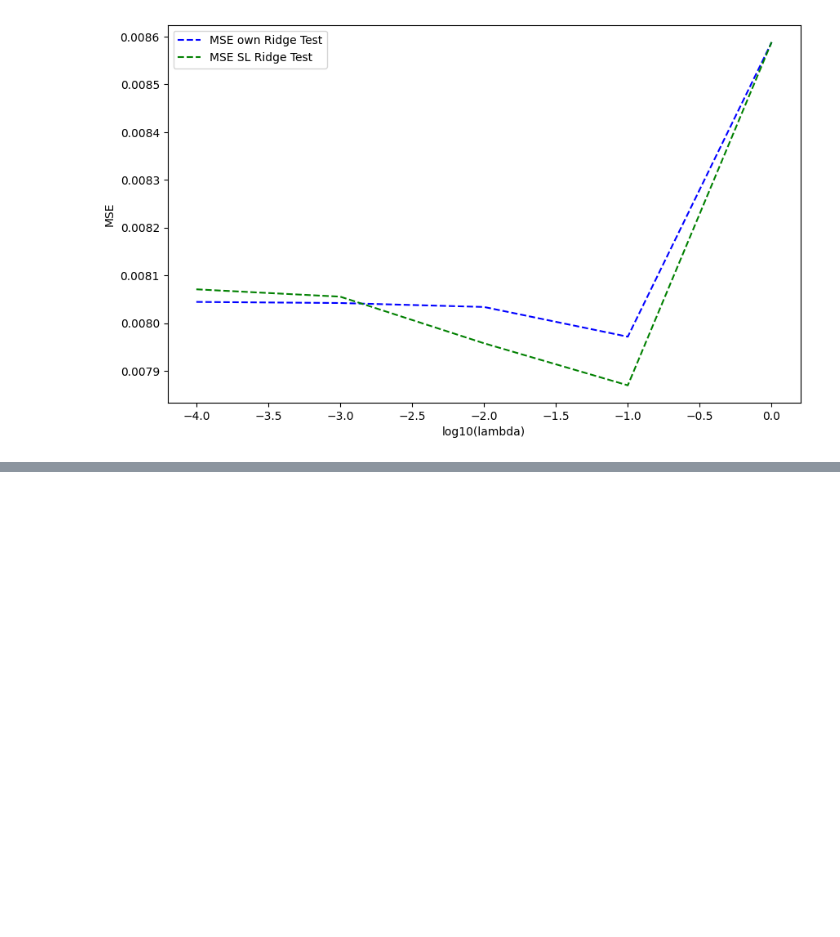
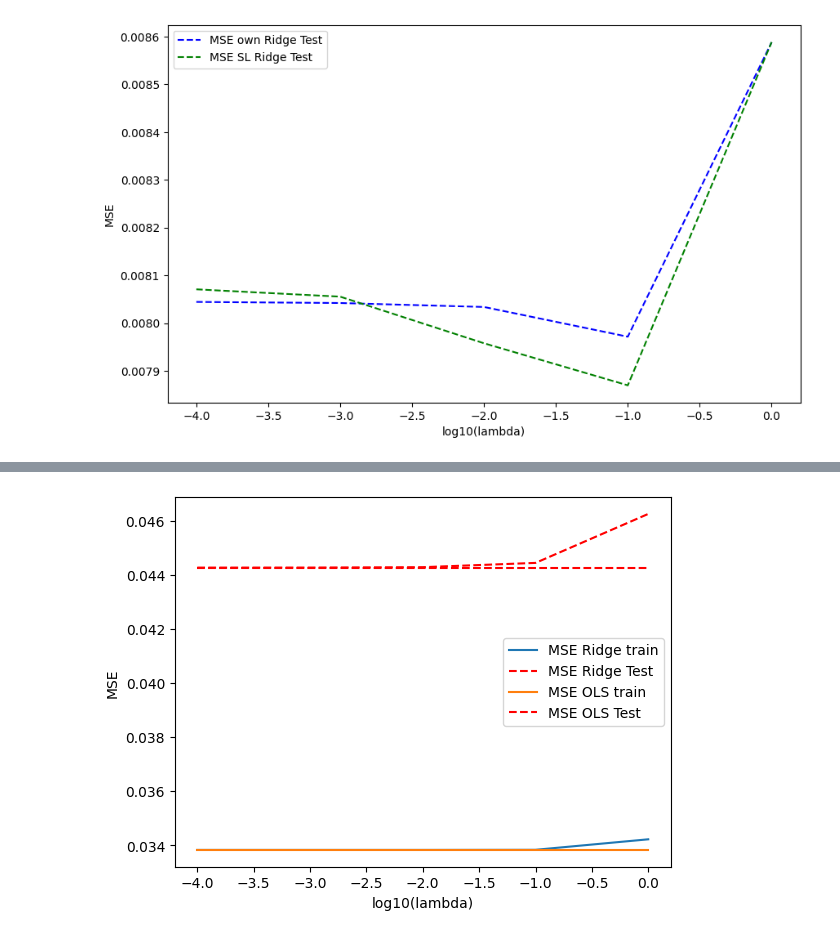
Before and after one commit to Elisaottoboni/Machine-Learning-University-of-Oslo, a Jupyter notebook: week_36/w36_Gabriele.ipynb, the cells around one changed output, grey strips where cells are left out. Cells and saved outputs as stored; diff of their text form; code cells hidden in the pictures; blank space fills up the shorter version.

```diff
--- a/week_36/w36_Gabriele.ipynb
+++ b/week_36/w36_Gabriele.ipynb
@@ -737,3 +737,79 @@ R2 (Sklearn) with lambda:1.0
 #   performs slightly better in terms of lower MSE within the middle range of lambda values.
 # - The sharp MSE increase for larger lambda values aligns with the expected Ridge regression behavior,
 #   where too much regularization degrades the model's performance.
+# %%
+import os
+import numpy as np
+import pandas as pd
+import matplotlib.pyplot as plt
+from sklearn.model_selection import train_test_split
+from sklearn import linear_model
+
+def R2(y_data, y_model):
+    return 1 - np.sum((y_data - y_model) ** 2) / np.sum((y_data - np.mean(y_data)) ** 2)
+def MSE(y_data,y_model):
+    n = np.size(y_model)
+    return np.sum((y_data-y_model)**2)/n
+
+np.random.seed(15)
+
+n = 100
+x = np.linspace(-3, 3, n)
+y = np.exp(-x**2) + 1.5 * np.exp(-(x-2)**2)+ np.random.normal(0, 0.1, x.shape)
+p = 5
+
+X = np.zeros((len(x),p))
+X[:,0] = 1.0
+X[:,1] = x
+X[:,2] = x**2
+X[:,3] = x**3
+X[:,4] = x**4
+
+X_train, X_test, y_train, y_test = train_test_split(X, y, test_size=0.2)
+
+OLSbeta = np.linalg.inv(X_train.T @ X_train) @ X_train.T @ y_train
+print(OLSbeta)
+ytildeOLS = X_train @ OLSbeta
+print("Training MSE for OLS")
+print(MSE(y_train,ytildeOLS))
+ypredictOLS = X_test @ OLSbeta
+print("Test MSE OLS")
+print(MSE(y_test,ypredictOLS))
+
+I = np.eye(p,p)
+# lambda value
+nlambdas = len(lambdas)
+
+MSEPredict = np.zeros(nlambdas)
+MSETrain = np.zeros(nlambdas)
+MSEOLSPredict = np.zeros(nlambdas)
+MSEOLSTrain = np.zeros(nlambdas)
+lambdas = [0.0001,0.001, 0.01,0.1,1.0]
+for i in range(nlambdas):
+    lmb = lambdas[i]
+    Ridgebeta = np.linalg.inv(X_train.T @ X_train+lmb*I) @ X_train.T @ y_train
+    # include lasso using Scikit-Learn
+    RegOLS = linear_model.LinearRegression()
+    RegOLS.fit(X_train,y_train)
+    # and then make the prediction
+    ytildeRidge = X_train @ Ridgebeta
+    ypredictRidge = X_test @ Ridgebeta
+    ytildeLasso = RegOLS.predict(X_train)
+    ypredictLasso = RegOLS.predict(X_test)
+    MSEPredict[i] = MSE(y_test,ypredictRidge)
+    MSETrain[i] = MSE(y_train,ytildeRidge)
+    MSEOLSPredict[i] = MSE(y_test,ypredictLasso)
+    MSEOLSTrain[i] = MSE(y_train,ytildeLasso)
+
+# Now plot the results
+plt.figure()
+plt.plot(np.log10(lambdas), MSETrain, label = 'MSE Ridge train')
+plt.plot(np.log10(lambdas), MSEPredict, 'r--', label = 'MSE Ridge Test')
+plt.plot(np.log10(lambdas), MSEOLSTrain, label = 'MSE OLS train')
+plt.plot(np.log10(lambdas), MSEOLSPredict, 'r--', label = 'MSE OLS Test')
+
+plt.xlabel('log10(lambda)')
+plt.ylabel('MSE')
+plt.legend()
+plt.show()
+# %% [output]
@@ -739,0 +821 @@ R2 (Sklearn) with lambda:1.0
+[figure, added]
```
Also changed, not shown: parts of 2 cells of this notebook.
